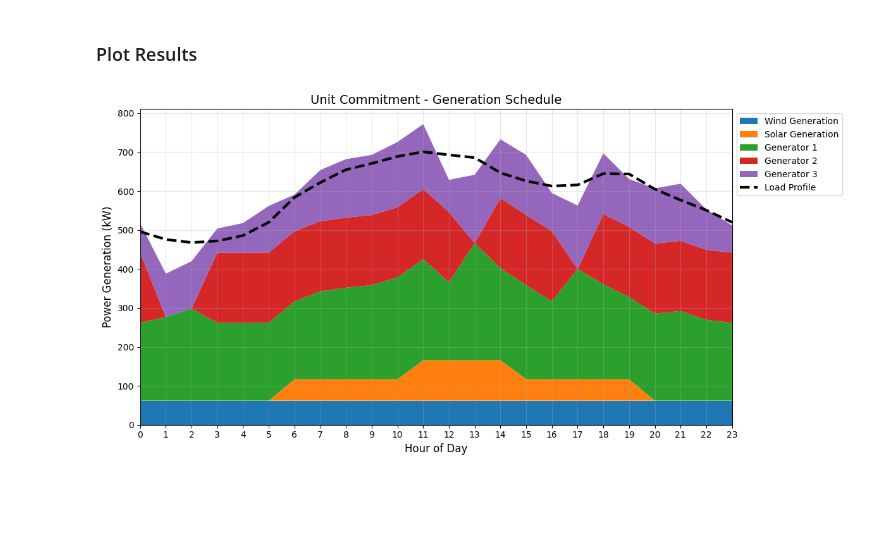
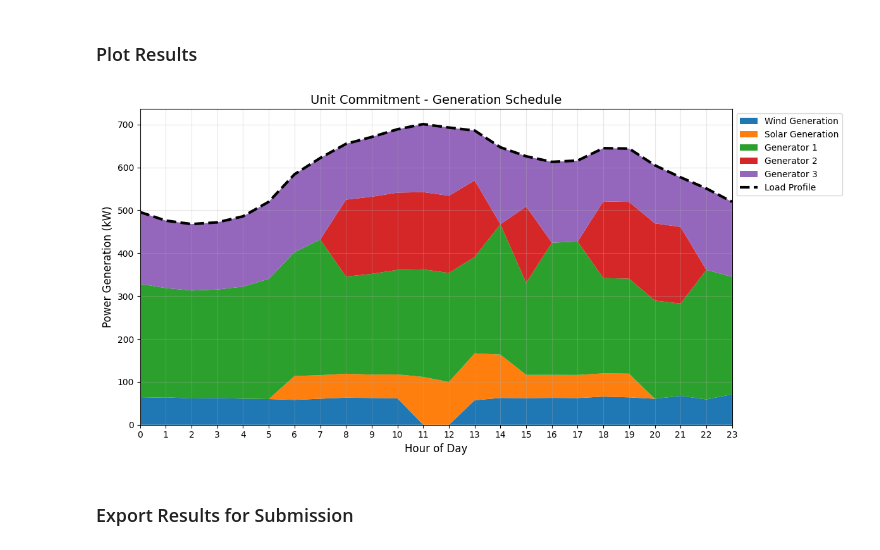
Before and after one commit to JontheFL/Unit-Commitment, a Jupyter notebook: updated_unit_commitment_stage_1 copy.ipynb, the cells around one changed output. Cells and saved outputs as stored; diff of their text form; code cells hidden in the pictures; blank space fills up the shorter version.

Commit message:
Fixed missing variable, implemented Min/Max slack, added reporting of results, added the ability to change weight of the penalties

```diff
--- a/updated_unit_commitment_stage_1 copy.ipynb
+++ b/updated_unit_commitment_stage_1 copy.ipynb
@@ -112,7 +121,9 @@ model.p_min = pyo.Param(model.G, initialize=df_gen_params.set_index('generator')
 model.p_max = pyo.Param(model.G, initialize=df_gen_params.set_index('generator')['pmax'].to_dict())
 
 # Parameters for Hourly Data
-model.hourly_load = pyo.Param(model.T, initialize=hourly_data['load'].to_dict())
+# Create hourly load dict from df_load with index 0-23
+hourly_load_init = {i: df_load['load'].iloc[i] for i in range(24)}
+model.hourly_load = pyo.Param(model.T, initialize=hourly_load_init)
 
 # Build initializer dicts for Pyomo Params
 wind_init = {(t, s): scenario_data[s].loc[t, 'wind'] for s in model.S for t in model.T}
@@ -140,6 +151,12 @@ model.u_solar = pyo.Var(model.T, domain=pyo.Binary)
 # to ensure feasibility if production does not equal demand
 model.surplus = pyo.Var(model.T, model.S, domain=pyo.NonNegativeReals)
 model.deficit = pyo.Var(model.T, model.S, domain=pyo.NonNegativeReals)
+model.p_min_slack = pyo.Var(model.G, model.T, model.S, domain=pyo.NonNegativeReals)
+model.p_max_slack = pyo.Var(model.G, model.T, model.S, domain=pyo.NonNegativeReals)
+
+# Min/Max violation slack variables (soft constraints)
+# # p_max_slack[g,t,s]: Amount generator g goes above p_max at time t in scenario s
+# p_min_slack[g,t,s]: Amount generator g goes below p_min at time t in scenario s
 # %% [markdown]
 ### Objective Function
 Minimize the cost of power generators averaged over the scenarios S
@@ -146,9 +166,22 @@ Minimize the cost of power generators averaged over the scenarios S
 # %%
+# Weighted penalty parameters
+penalty_weight = 1000  # Penalty per unit violation for load mismatch (€/kW)
+penalty_min_max = 1000  # Penalty per unit violation for min/max constraint (€/kW)
+generation_weight = 1.0  # Relative weight for generation costs
+
 def objective_rule(m):
     total_expected_cost = 0
     for s in m.S:
         generation_cost = sum(m.a2[g] * m.p[g,t,s]**2 + m.a1[g] * m.p[g,t,s] for g in m.G for t in m.T)
-        penalty_cost = sum(1000 * (m.surplus[t,s] + m.deficit[t,s]) for t in m.T)
-        total_expected_cost += (generation_cost + penalty_cost)
+        # Load mismatch penalty
+        load_mismatch_penalty = sum(penalty_weight * (m.surplus[t,s] + m.deficit[t,s]) for t in m.T)
+        # Min/Max constraint violation penalties
+        minmax_penalty = sum(penalty_min_max * (m.p_min_slack[g,t,s] + m.p_max_slack[g,t,s]) for g in m.G for t in m.T)
+        total_expected_cost += (generation_weight * generation_cost + load_mismatch_penalty + minmax_penalty)
     return total_expected_cost / len(m.S)
+
 model.obj = pyo.Objective(rule=objective_rule, sense=pyo.minimize)
+
+print(f"Objective weights: generation={generation_weight}, load_mismatch_penalty={penalty_weight}, min/max_penalty={penalty_min_max}")
+print(f"Load mismatch penalty ratio: {penalty_weight / 1000:.0f}x the original")
+print(f"Min/Max constraint penalty ratio: {penalty_min_max / 1000:.0f}x the original")
@@ -155,14 +192,14 @@ model.obj = pyo.Objective(rule=objective_rule, sense=pyo.minimize)
 # %% [markdown]
 ### Constraints
 # %%
-# Minimum Generation
+# Minimum Generation (soft constraint with slack)
 def p_min_rule(m, g, t, s):
-    return m.p[g, t, s] >= m.u[g, t] * m.p_min[g]
+    return m.p[g, t, s] >= m.u[g, t] * m.p_min[g] - m.p_min_slack[g, t, s]
 model.C_p_min = pyo.Constraint(model.G, model.T, model.S, rule=p_min_rule)
 
-# Maximum Generation
+# Maximum Generation (soft constraint with slack)
 def p_max_rule(m, g, t, s):
-    return m.p[g, t, s] <= m.u[g, t] * m.p_max[g]
+    return m.p[g, t, s] <= m.u[g, t] * m.p_max[g] + m.p_max_slack[g, t, s]
 model.C_p_max = pyo.Constraint(model.G, model.T, model.S, rule=p_max_rule)
 
 # Power Balance
@@ -300,35 +536,39 @@ Hr  | Load   | Wind  U  | Solar U  | G1 (P)   G1(U) | G2 (P)   G2(U) | G3 (P)
 # %%
 hours = sorted(model.T)
 
-# Dispatchable Generation
+# Dispatchable Generation (using averaged values across all scenarios)
 wind_gen = []
 solar_gen = []
 dispatchable_gen = {g: [] for g in gen_ids}
 
 for t in hours:
-    wind_gen.append(u_wind[t] * wind_exp[t])
-    solar_gen.append(u_solar[t] * solar_exp[t])
+    # Use averaged wind and solar generation
+    wind_gen.append(u_wind[t] * wind_avg[t])
+    solar_gen.append(u_solar[t] * solar_avg[t])
 
+    # Use averaged dispatchable generation
     for g in gen_ids:
         dispatchable_gen[g].append(p_gen_data[g][t])
 
 
 plt.figure(figsize=(12,6))
 
 plt.stackplot(hours, wind_gen, solar_gen, dispatchable_gen[1], dispatchable_gen[2], dispatchable_gen[3],
               labels=['Wind Generation', 'Solar Generation', 'Generator 1', 'Generator 2', 'Generator 3'],
               colors=['#1f77b4', '#ff7f0e', '#2ca02c', '#d62728', '#9467bd'])
 
 plt.plot(hours, load_data, color='black', linewidth=3, label='Load Profile', linestyle='--')
 
 plt.title("Unit Commitment - Generation Schedule", fontsize=14)
 plt.xlabel("Hour of Day", fontsize=12)
 plt.ylabel("Power Generation (kW)", fontsize=12)
 plt.xlim(0, 23)
 plt.xticks(hours)
 plt.grid(True, alpha=0.3)
 plt.legend(loc='upper left', bbox_to_anchor=(1,1))
 plt.tight_layout()
 plt.show()
 # %% [output]
-[figure, old version]
+[figure, new version]
+# %% [markdown]
+### Export Results for Submission
```
Also changed, not shown: parts of 11 cells of this notebook, 6 other files.
